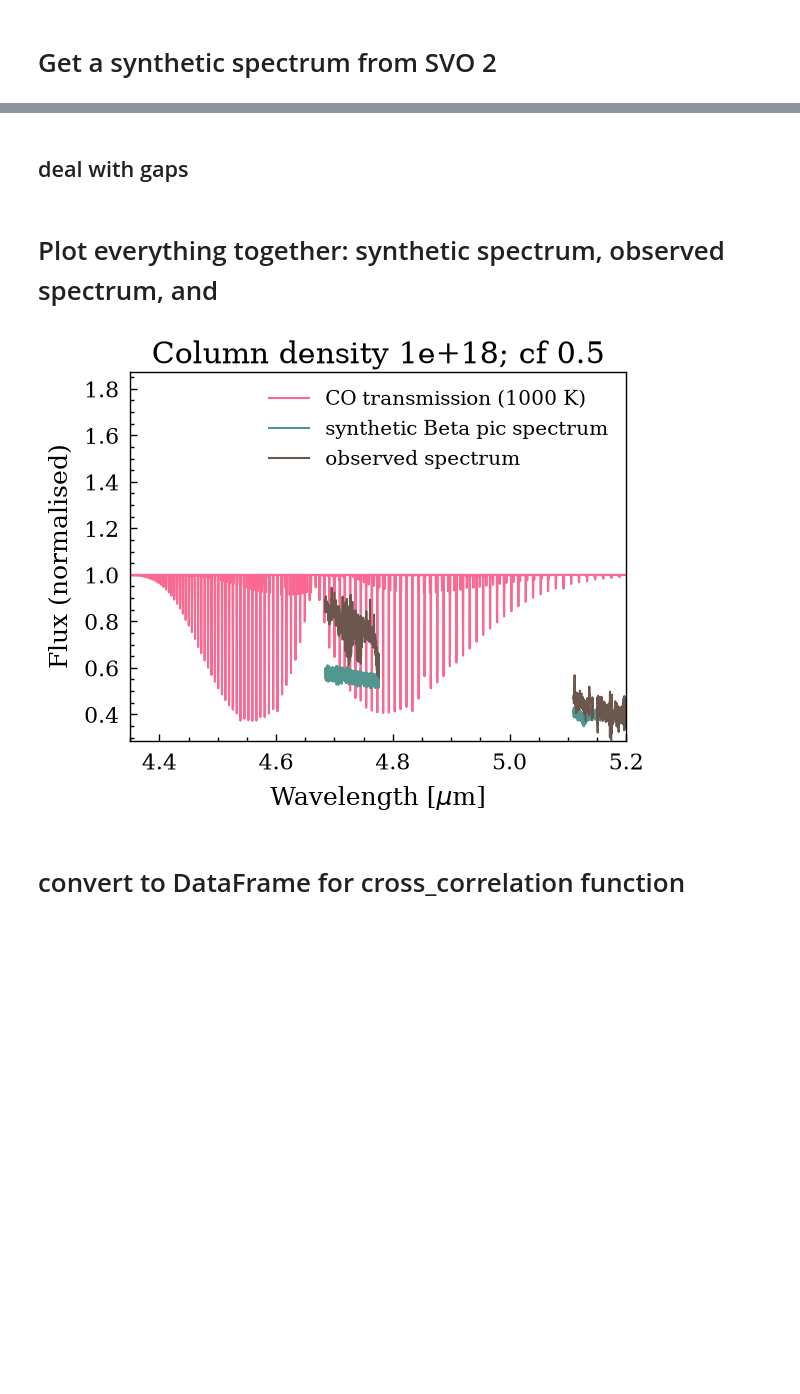
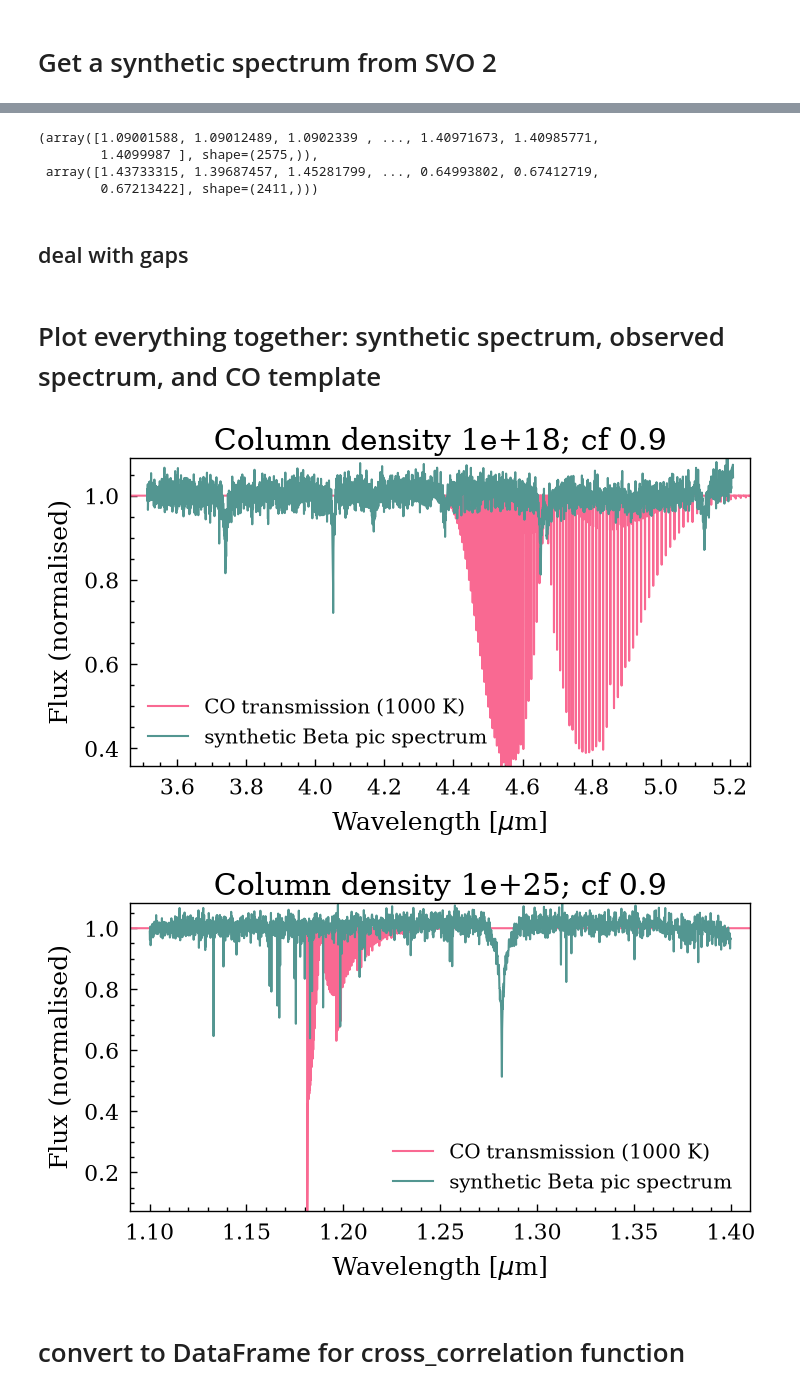
Before and after one commit to allsmurph/Exocomets-Pymolfit, a Jupyter notebook: load_files_for_ccf.ipynb, the cells around one changed output, grey strips where cells are left out. Saved outputs shown, nothing was run; the diff lists cells and outputs as text; code cells hidden in the pictures; blank space fills up the shorter version.

Commit message:
converted most cells to functions to ease switching between bands

```diff
--- a/load_files_for_ccf.ipynb
+++ b/load_files_for_ccf.ipynb
@@ -268,0 +258,11 @@ plt.show()
+# %%
+fig, ax= plt.subplots(figsize=(8,6))
+
+plt.plot(model_wavelength_J_band, transmission_Jband, c='slategrey', label='CO model 1000 ')
+#ax.ticklabel_format(useOffset=False)
+#plt.ylim(0.999999, 1)
+plt.ylabel('Flux (normalised)')
+plt.xlabel(r'Wavelength [$\mu$m]')
+plt.title(f'Column density {cd_J:.0e}; cover fraction {cover_fraction}')
+plt.legend()
+plt.show()
@@ -302,3 +317,10 @@ normed_flux = noisy_flux/fake_norm_const
+# %%
+model_wavelength_J_band, synth_flux_Jband
+# %% [output]
+(array([1.09001588, 1.09012489, 1.0902339 , ..., 1.40971673, 1.40985771,
+        1.4099987 ], shape=(2575,)),
+ array([1.43733315, 1.39687457, 1.45281799, ..., 0.64993802, 0.67412719,
+        0.67213422], shape=(2411,)))
 # %% [markdown]
 ## deal with gaps
 # %%
@@ -312,20 +336,27 @@ new_synth_flux_norm = np.insert(normed_flux, gap_indices + 1, np.nan)
 # %% [markdown]
-# Plot everything together: synthetic spectrum, observed spectrum, and
+# Plot everything together: synthetic spectrum, observed spectrum, and CO template
 # %%
-fig, ax = plt.subplots()
-plt.plot(model_grid_wavelength, transmission, label=r'CO transmission (1000 K)')
+def plot_everything_together(synthwvl, synthflux, modelwvl, modelflux, band):
 
-ax.ticklabel_format(useOffset=False)
+    fig, ax = plt.subplots(figsize=(8,4))
+    plt.plot(modelwvl, modelflux, label=r'CO transmission (1000 K)')
 
-plt.plot(new_wavelength, new_synth_flux_norm, label='synthetic Beta pic spectrum')
+    ax.ticklabel_format(useOffset=False)
 
-plt.plot(new_wavelength, new_obs_flux_norm, label='observed spectrum')
+    plt.plot(synthwvl, synthflux, label='synthetic Beta pic spectrum')
 
-plt.xlim(4.35, 5.2)
-plt.ylabel('Flux (normalised)')
-plt.xlabel(r'Wavelength [$\mu$m]')
-plt.legend()
-plt.title(f'Column density {column_density}; cf {cover_fraction}')
-plt.show()
+    plt.ylabel('Flux (normalised)')
+    plt.xlabel(r'Wavelength [$\mu$m]')
+    plt.legend()
+    if band == 'M':
+        plt.title(f'Column density {column_density}; cf {cover_fraction}')
+    elif band == 'J':
+        plt.title(f'Column density {cd_J}; cf {cover_fraction}')
+    plt.show()
+    return None
+
+plot_everything_together(synth_wavelength_M_band, synth_flux_Mband, model_wavelength_M_band, transmission_Mband, 'M')
+plot_everything_together(synth_wavelength_J_band, synth_flux_Jband, model_wavelength_J_band, transmission_Jband, 'J')
 # %% [output]
-[figure, old version]
+[figure, new version]
+[figure, added]
```
Also changed, not shown: parts of 14 cells of this notebook.
